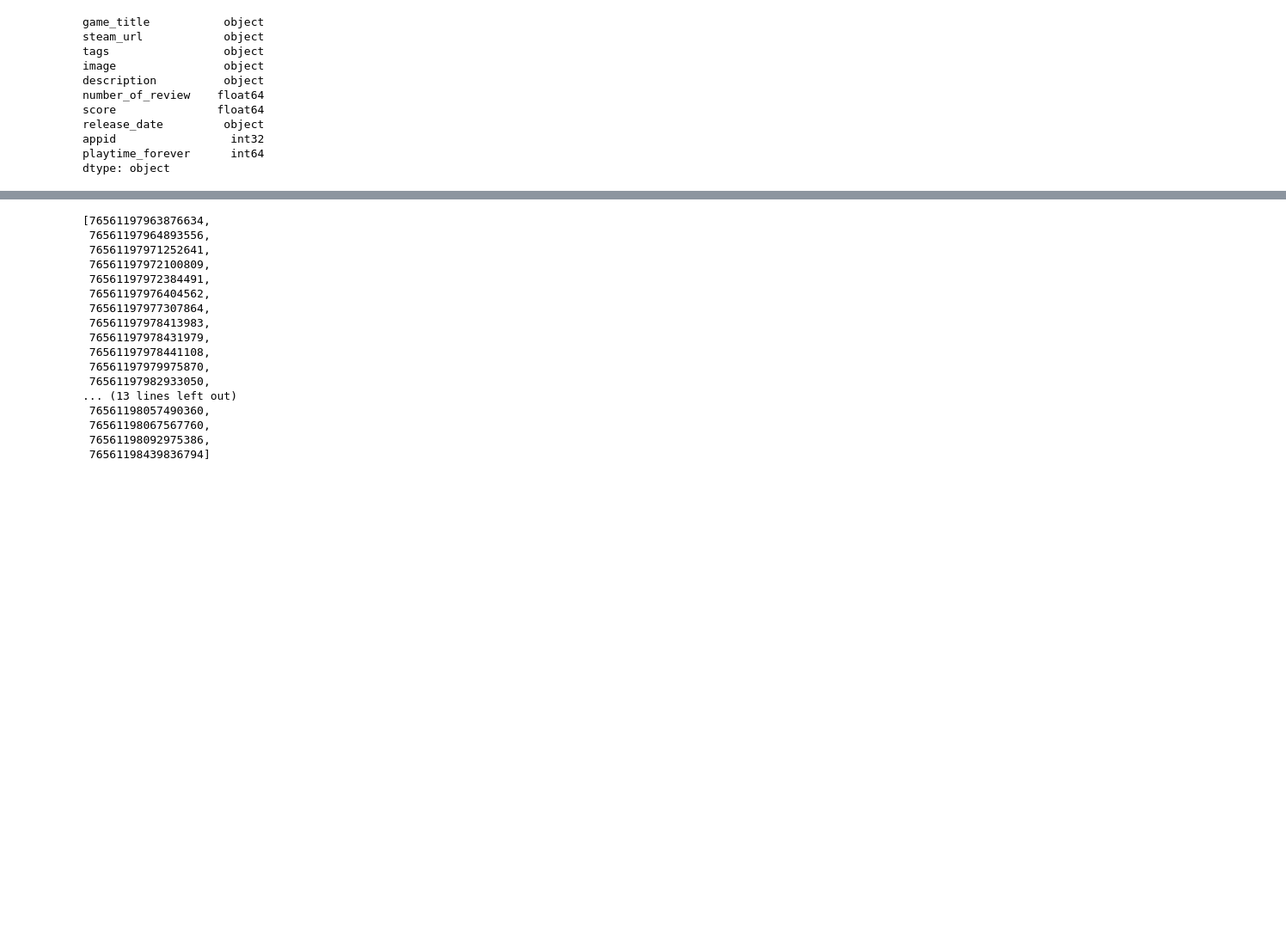
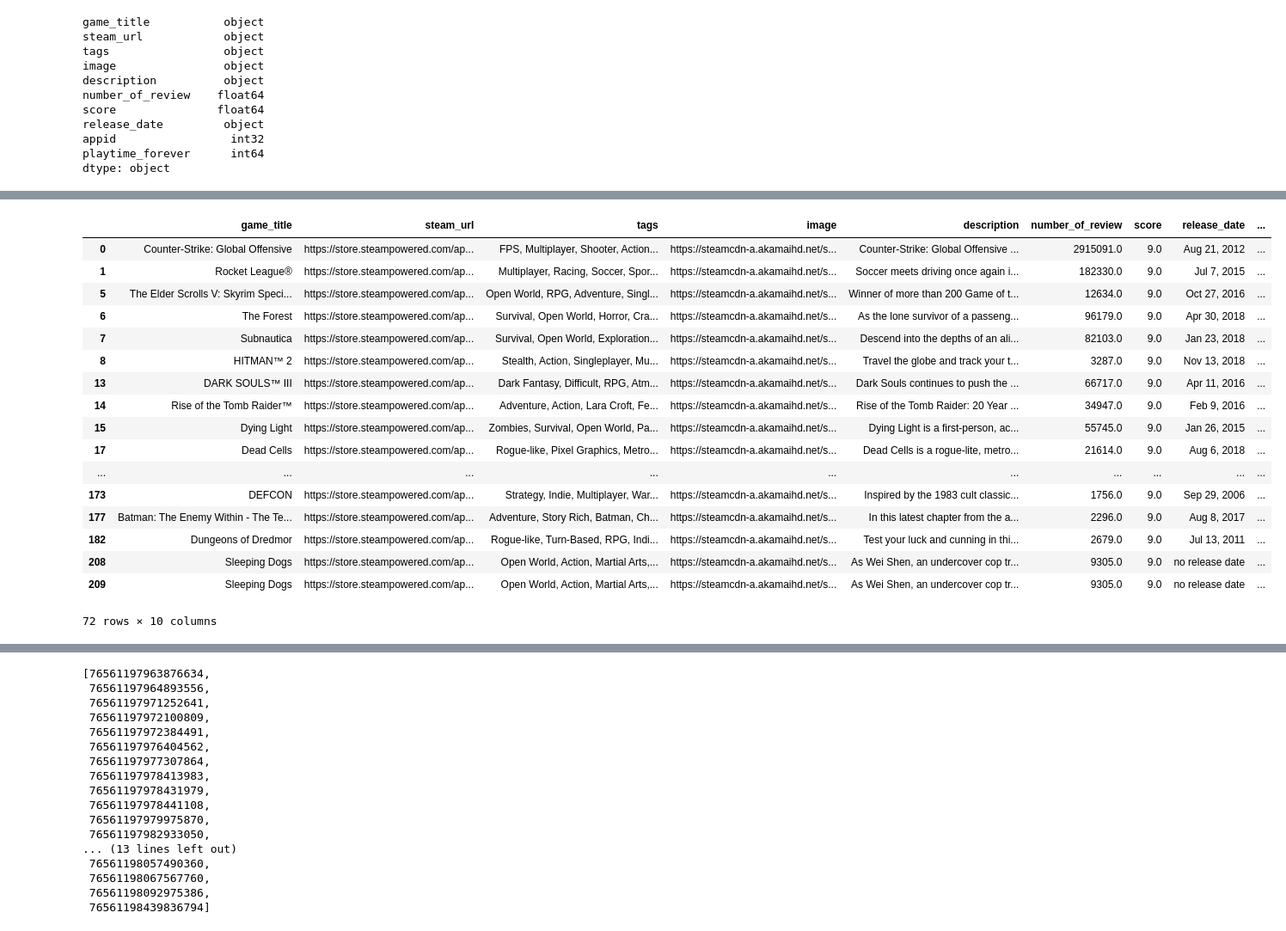
Before and after one commit to micsab/Game-Recommendation-Engine, a Jupyter notebook: api_test.ipynb, the cells around one changed output, grey strips where cells are left out. Shown at 86% size. Cells and saved outputs as stored; diff of their text form; code cells hidden in the pictures; blank space fills up the shorter version.

```diff
--- a/api_test.ipynb
+++ b/api_test.ipynb
@@ -7,6 +7,7 @@ import numpy as np
 import json
 from steam.api import interface
 steam.api.key.set('FC864146AEF094845C669F86F0B20CFF')
+pd.options.display.float_format = '{:,.2f}'.format
 # %%
 games = interface('IPlayerService').GetOwnedGames(steamid=76561197974553664, include_appinfo=1)
 my_games = games['response']['games']
@@ -112,0 +118,21 @@ len(df2['number_of_review'])
+# %%
+df2[df2['score']==9]
+# %% [output]
+|  | game_title | steam_url | tags | image | description | number_of_review | score | release_date | ... |
+| 0 | Counter-Strike: Global Offensive | https://store.steampowered.com/ap... | FPS, Multiplayer, Shooter, Action... | https://steamcdn-a.akamaihd.net/s... | Counter-Strike: Global Offensive ... | 2915091.0 | 9.0 | Aug 21, 2012 | ... |
+| 1 | Rocket League® | https://store.steampowered.com/ap... | Multiplayer, Racing, Soccer, Spor... | https://steamcdn-a.akamaihd.net/s... | Soccer meets driving once again i... | 182330.0 | 9.0 | Jul 7, 2015 | ... |
+| 5 | The Elder Scrolls V: Skyrim Speci... | https://store.steampowered.com/ap... | Open World, RPG, Adventure, Singl... | https://steamcdn-a.akamaihd.net/s... | Winner of more than 200 Game of t... | 12634.0 | 9.0 | Oct 27, 2016 | ... |
+| 6 | The Forest | https://store.steampowered.com/ap... | Survival, Open World, Horror, Cra... | https://steamcdn-a.akamaihd.net/s... | As the lone survivor of a passeng... | 96179.0 | 9.0 | Apr 30, 2018 | ... |
+| 7 | Subnautica | https://store.steampowered.com/ap... | Survival, Open World, Exploration... | https://steamcdn-a.akamaihd.net/s... | Descend into the depths of an ali... | 82103.0 | 9.0 | Jan 23, 2018 | ... |
+| 8 | HITMAN™ 2 | https://store.steampowered.com/ap... | Stealth, Action, Singleplayer, Mu... | https://steamcdn-a.akamaihd.net/s... | Travel the globe and track your t... | 3287.0 | 9.0 | Nov 13, 2018 | ... |
+| 13 | DARK SOULS™ III | https://store.steampowered.com/ap... | Dark Fantasy, Difficult, RPG, Atm... | https://steamcdn-a.akamaihd.net/s... | Dark Souls continues to push the ... | 66717.0 | 9.0 | Apr 11, 2016 | ... |
+| 14 | Rise of the Tomb Raider™ | https://store.steampowered.com/ap... | Adventure, Action, Lara Croft, Fe... | https://steamcdn-a.akamaihd.net/s... | Rise of the Tomb Raider: 20 Year ... | 34947.0 | 9.0 | Feb 9, 2016 | ... |
+| 15 | Dying Light | https://store.steampowered.com/ap... | Zombies, Survival, Open World, Pa... | https://steamcdn-a.akamaihd.net/s... | Dying Light is a first-person, ac... | 55745.0 | 9.0 | Jan 26, 2015 | ... |
+| 17 | Dead Cells | https://store.steampowered.com/ap... | Rogue-like, Pixel Graphics, Metro... | https://steamcdn-a.akamaihd.net/s... | Dead Cells is a rogue-lite, metro... | 21614.0 | 9.0 | Aug 6, 2018 | ... |
+| ... | ... | ... | ... | ... | ... | ... | ... | ... | ... |
+| 173 | DEFCON | https://store.steampowered.com/ap... | Strategy, Indie, Multiplayer, War... | https://steamcdn-a.akamaihd.net/s... | Inspired by the 1983 cult classic... | 1756.0 | 9.0 | Sep 29, 2006 | ... |
+| 177 | Batman: The Enemy Within - The Te... | https://store.steampowered.com/ap... | Adventure, Story Rich, Batman, Ch... | https://steamcdn-a.akamaihd.net/s... | In this latest chapter from the a... | 2296.0 | 9.0 | Aug 8, 2017 | ... |
+| 182 | Dungeons of Dredmor | https://store.steampowered.com/ap... | Rogue-like, Turn-Based, RPG, Indi... | https://steamcdn-a.akamaihd.net/s... | Test your luck and cunning in thi... | 2679.0 | 9.0 | Jul 13, 2011 | ... |
+| 208 | Sleeping Dogs | https://store.steampowered.com/ap... | Open World, Action, Martial Arts,... | https://steamcdn-a.akamaihd.net/s... | As Wei Shen, an undercover cop tr... | 9305.0 | 9.0 | no release date | ... |
+| 209 | Sleeping Dogs | https://store.steampowered.com/ap... | Open World, Action, Martial Arts,... | https://steamcdn-a.akamaihd.net/s... | As Wei Shen, an undercover cop tr... | 9305.0 | 9.0 | no release date | ... |
+72 rows × 10 columns
```
Also changed, not shown: parts of 7 cells of this notebook, 1 other file.
